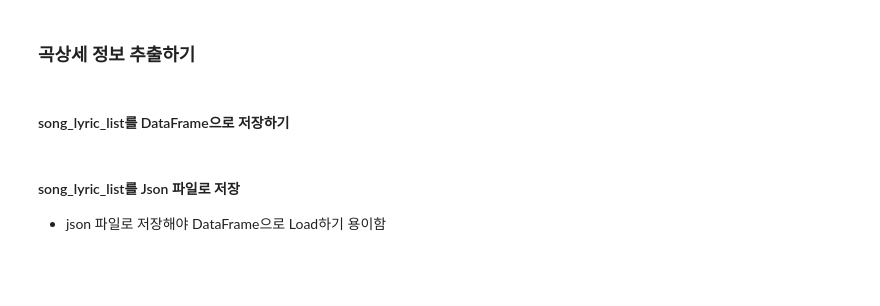
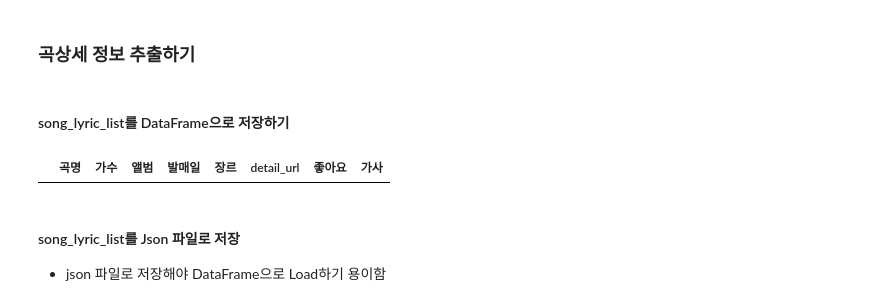
Before and after one commit to vega2kgkube/Python_Webscraping_Analysis, a Jupyter notebook: 04.Melon100차트_데이터파싱_DB저장.ipynb, the cells around one changed output. Cells and saved outputs as stored; diff of their text form; code cells hidden in the pictures; blank space fills up the shorter version.

Commit message:
dataframe만드는 다른 방법

```diff
--- a/04.Melon100차트_데이터파싱_DB저장.ipynb
+++ b/04.Melon100차트_데이터파싱_DB저장.ipynb
@@ -153,9 +153,15 @@ print('===> 100 곡 노래 파싱 끝')
 # %%
 # [{'가수';'BTS','앨범':''},{}]
 import pandas as pd
 
 #컬럼명을 설정하면서 empty DataFrame 객체생성
 song_list_df = pd.DataFrame(columns=['곡명','가수','앨범','발매일','장르','detail_url','좋아요','가사'])
+
+for song_lyric in song_lyric_list: #[ {},{},{} ]
+    df_new_row = pd.DataFrame.from_records([song_lyric])
+    song_list_df = pd.concat([song_list_df, df_new_row])
+# %% [output]
+|  | 곡명 | 가수 | 앨범 | 발매일 | 장르 | detail_url | 좋아요 | 가사 |
 # %% [markdown]
 #### song_lyric_list를 Json 파일로 저장
 * json 파일로 저장해야 DataFrame으로 Load하기 용이함
```
